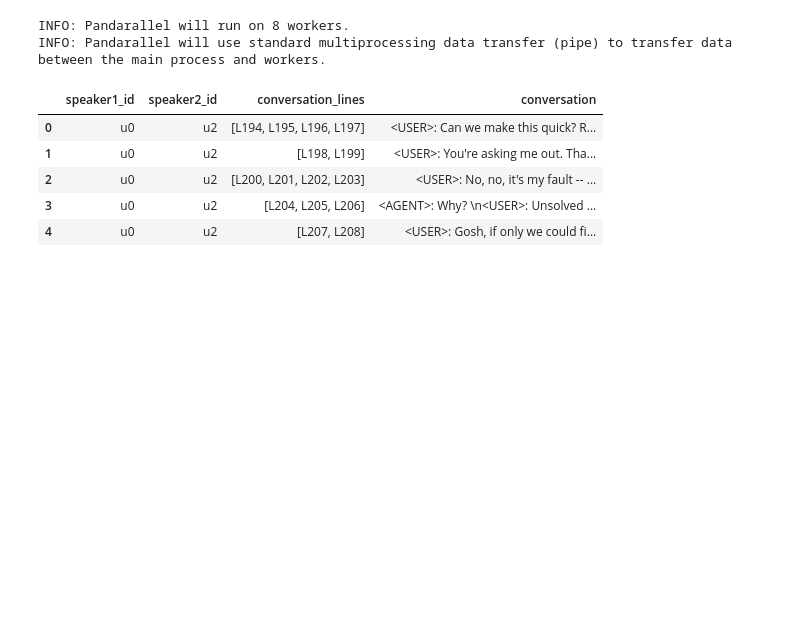
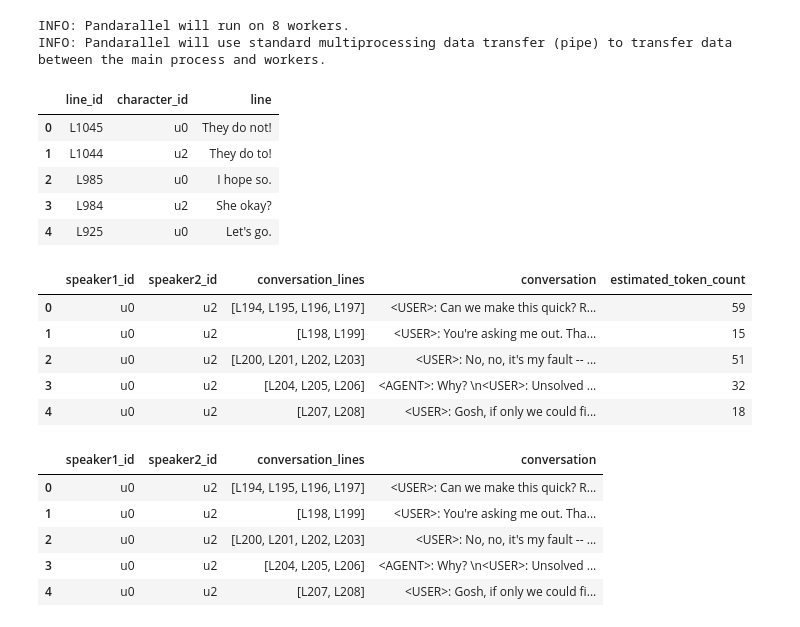
Before and after one commit to julietlawton/generative-chat-bot, a Jupyter notebook: project.ipynb, the cells around one changed output. Cells and saved outputs as stored; diff of their text form; code cells hidden in the pictures; blank space fills up the shorter version.

```diff
--- a/project.ipynb
+++ b/project.ipynb
@@ -109,6 +110,22 @@ if not dataset_generated:
     movie_conversations = pd.DataFrame(list(zip(speaker1_ids, speaker2_ids, conversation_lines)), columns=["speaker1_id", "speaker2_id", "conversation_lines"])
     display(movie_conversations.head())
     movie_conversations.info()
+# %%
+display(movie_lines.head())
+movie_conversations.head()
+# %% [output]
+|  | line_id | character_id | line |
+| 0 | L1045 | u0 | They do not! |
+| 1 | L1044 | u2 | They do to! |
+| 2 | L985 | u0 | I hope so. |
+| 3 | L984 | u2 | She okay? |
+| 4 | L925 | u0 | Let's go. |
+|  | speaker1_id | speaker2_id | conversation_lines | conversation | estimated_token_count |
+| 0 | u0 | u2 | [L194, L195, L196, L197] | <USER>: Can we make this quick? R... | 59 |
+| 1 | u0 | u2 | [L198, L199] | <USER>: You're asking me out. Tha... | 15 |
+| 2 | u0 | u2 | [L200, L201, L202, L203] | <USER>: No, no, it's my fault -- ... | 51 |
+| 3 | u0 | u2 | [L204, L205, L206] | <AGENT>: Why? \n<USER>: Unsolved ... | 32 |
+| 4 | u0 | u2 | [L207, L208] | <USER>: Gosh, if only we could fi... | 18 |
 # %%
 # Function for turning movie lines into multi-turn conversations for training
 def create_conversation_turns(row):
```
Also changed, not shown: parts of 5 cells of this notebook.
